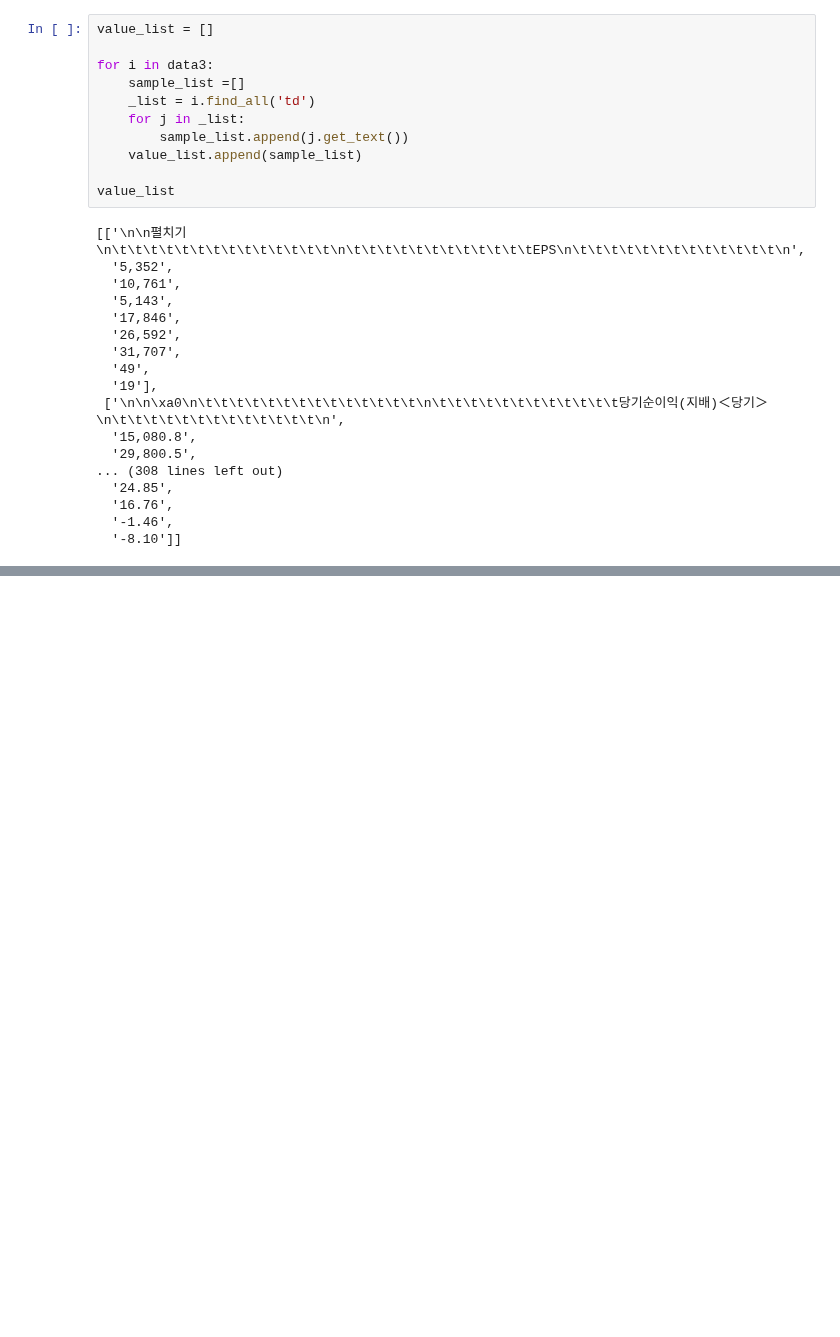
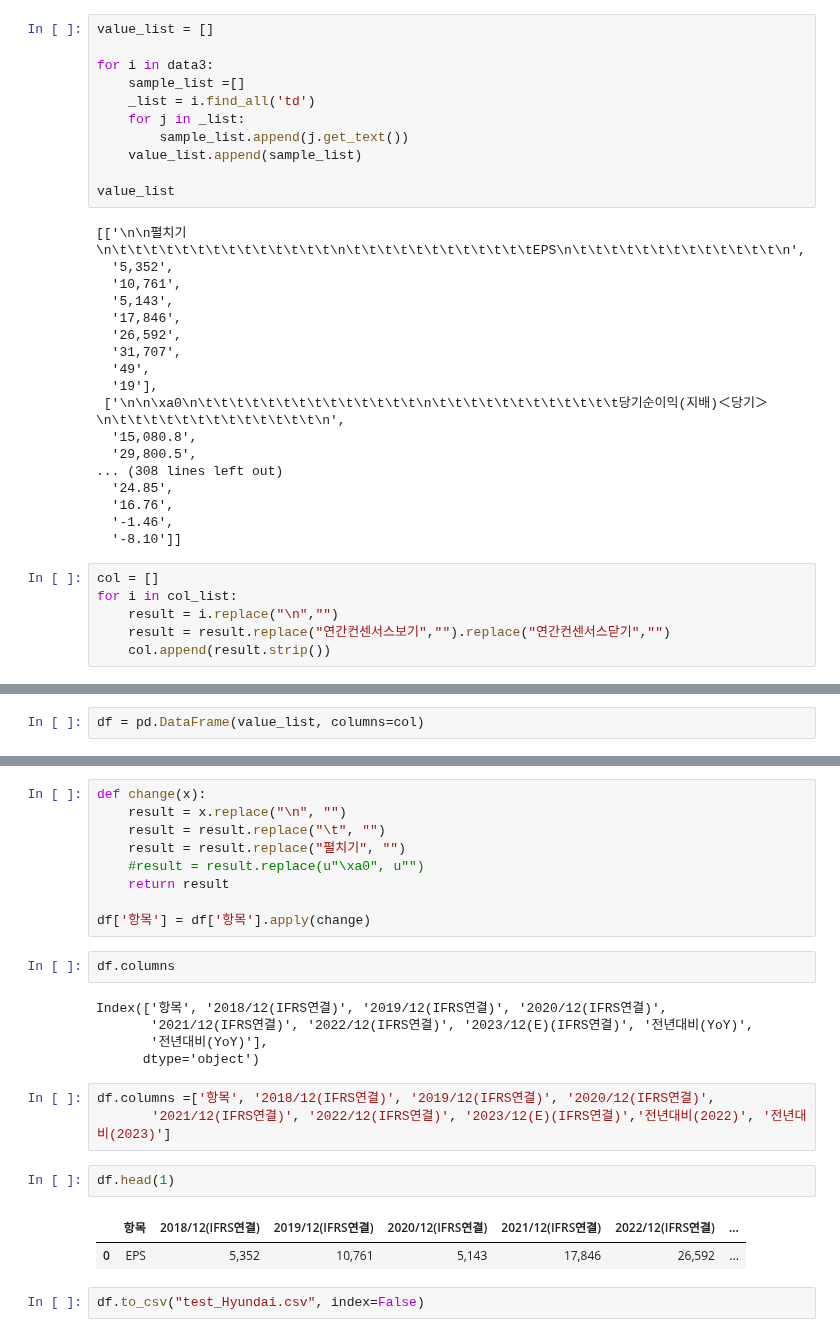
Before and after one commit to sejinhwang97ko/2023prac, a Jupyter notebook: 20230411/01_selenium.ipynb, the cells around one changed output, grey strips where cells are left out. Drawn from its saved outputs; the diff is of its cells as text; blank space fills up the shorter version.

```diff
--- a/20230411/01_selenium.ipynb
+++ b/20230411/01_selenium.ipynb
@@ -197,3 +198,9 @@ value_list
   '16.76',
   '-1.46',
   '-8.10']]
+# %%
+col = []
+for i in col_list:
+    result = i.replace("\n","")
+    result = result.replace("연간컨센서스보기","").replace("연간컨센서스닫기","")
+    col.append(result.strip())
@@ -199,0 +221,2 @@ value_list
+# %%
+df = pd.DataFrame(value_list, columns=col)
@@ -199,0 +262,26 @@ value_list
+# %%
+def change(x):
+    result = x.replace("\n", "")
+    result = result.replace("\t", "")
+    result = result.replace("펼치기", "")
+    #result = result.replace(u"\xa0", u"")
+    return result
+
+df['항목'] = df['항목'].apply(change)
+# %%
+df.columns
+# %% [output]
+Index(['항목', '2018/12(IFRS연결)', '2019/12(IFRS연결)', '2020/12(IFRS연결)',
+       '2021/12(IFRS연결)', '2022/12(IFRS연결)', '2023/12(E)(IFRS연결)', '전년대비(YoY)',
+       '전년대비(YoY)'],
+      dtype='object')
+# %%
+df.columns =['항목', '2018/12(IFRS연결)', '2019/12(IFRS연결)', '2020/12(IFRS연결)',
+       '2021/12(IFRS연결)', '2022/12(IFRS연결)', '2023/12(E)(IFRS연결)','전년대비(2022)', '전년대비(2023)']
+# %%
+df.head(1)
+# %% [output]
+|  | 항목 | 2018/12(IFRS연결) | 2019/12(IFRS연결) | 2020/12(IFRS연결) | 2021/12(IFRS연결) | 2022/12(IFRS연결) | ... |
+| 0 | EPS | 5,352 | 10,761 | 5,143 | 17,846 | 26,592 | ... |
+# %%
+df.to_csv("test_Hyundai.csv", index=False)
```
Also changed, not shown: parts of 12 cells of this notebook, 7 other files.
